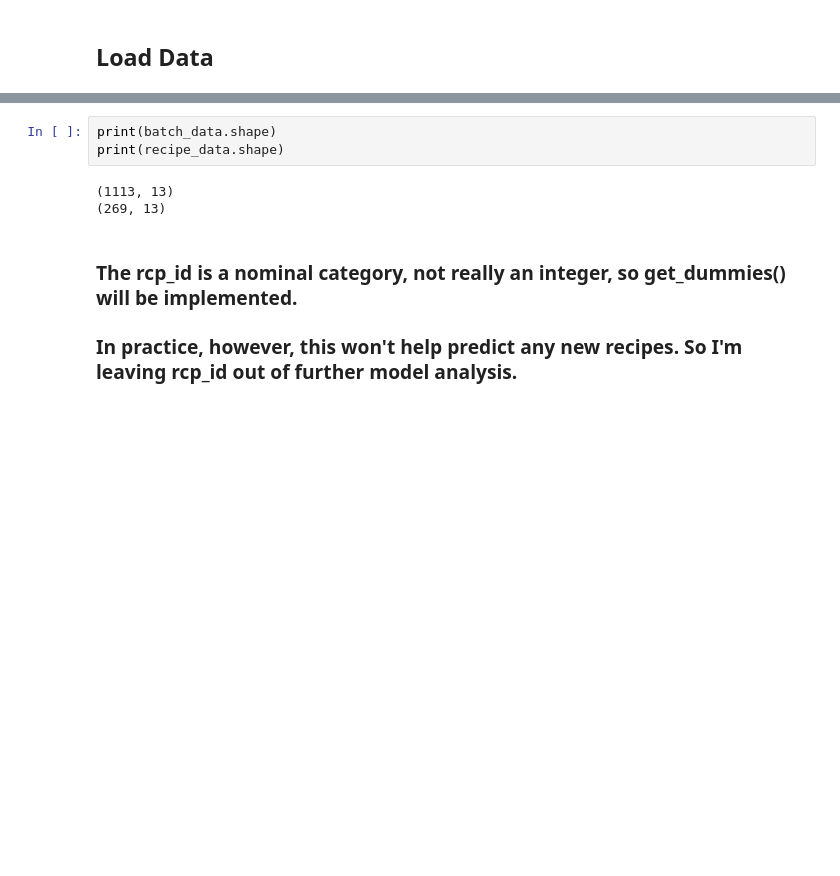
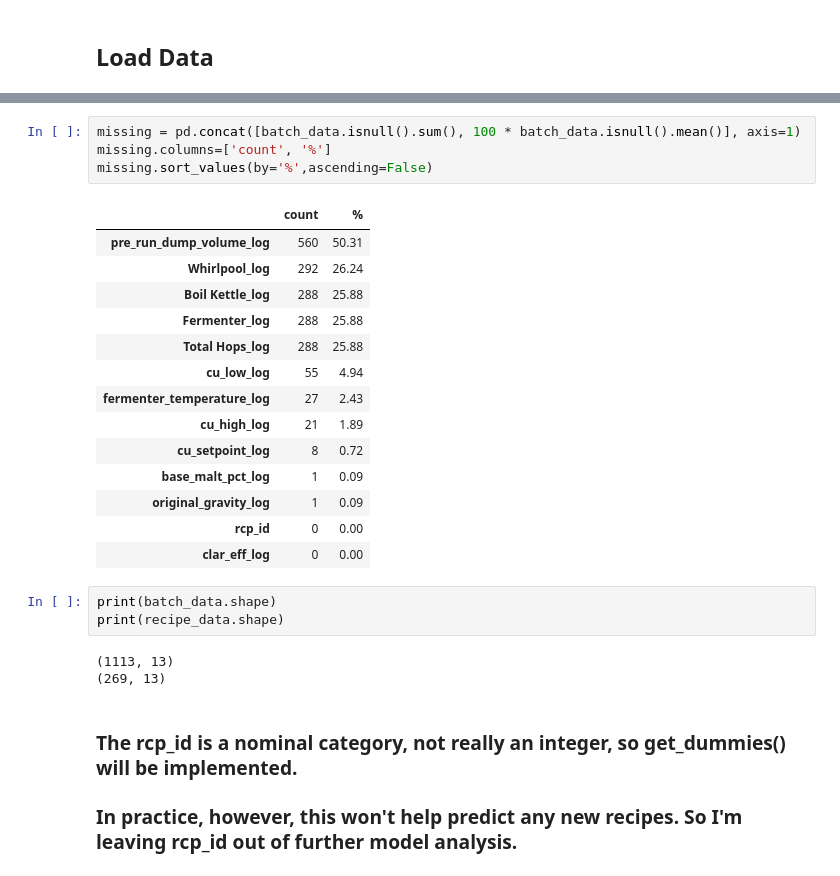
Before and after one commit to trentleslie/springboard_capstone_two, a Jupyter notebook: notebooks/3_preprocessing_and_training.ipynb, the cells around one changed output, grey strips where cells are left out. Drawn from its saved outputs; the diff is of its cells as text; blank space fills up the shorter version.

```diff
--- a/notebooks/3_preprocessing_and_training.ipynb
+++ b/notebooks/3_preprocessing_and_training.ipynb
@@ -60,3 +73,22 @@ recipe_data_dropna = recipe_data.dropna()
+# %%
+missing = pd.concat([batch_data.isnull().sum(), 100 * batch_data.isnull().mean()], axis=1)
+missing.columns=['count', '%']
+missing.sort_values(by='%',ascending=False)
+# %% [output]
+|  | count | % |
+| pre_run_dump_volume_log | 560 | 50.31 |
+| Whirlpool_log | 292 | 26.24 |
+| Boil Kettle_log | 288 | 25.88 |
+| Fermenter_log | 288 | 25.88 |
+| Total Hops_log | 288 | 25.88 |
+| cu_low_log | 55 | 4.94 |
+| fermenter_temperature_log | 27 | 2.43 |
+| cu_high_log | 21 | 1.89 |
+| cu_setpoint_log | 8 | 0.72 |
+| base_malt_pct_log | 1 | 0.09 |
+| original_gravity_log | 1 | 0.09 |
+| rcp_id | 0 | 0.00 |
+| clar_eff_log | 0 | 0.00 |
 # %%
 print(batch_data.shape)
 print(recipe_data.shape)
```
Also changed, not shown: parts of 39 cells of this notebook, 8 other files.
